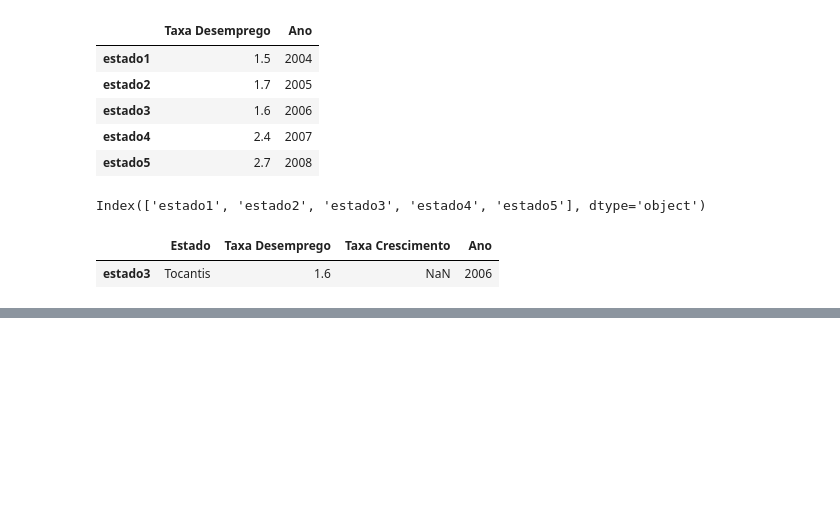
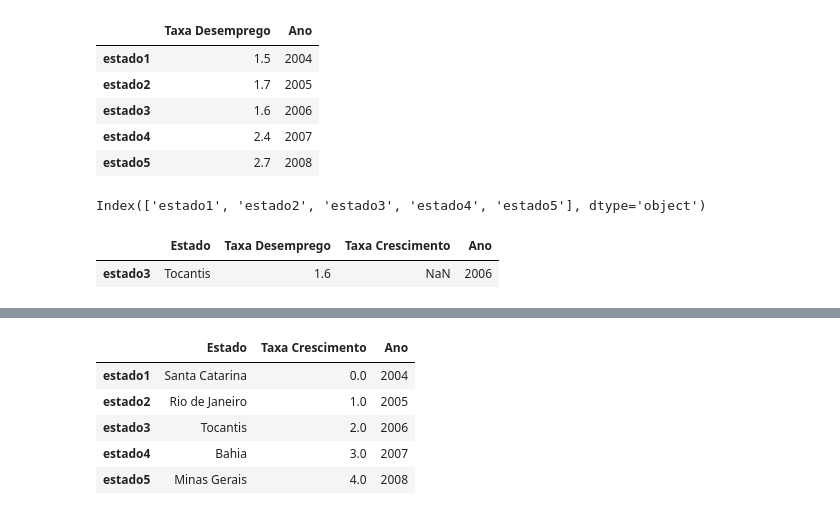
Before and after one commit to GChandrone/PythonDSA, a Jupyter notebook: Cap10/DSA-Python-Cap10-Pandas.ipynb, the cells around one changed output, grey strips where cells are left out. Drawn from its saved outputs; the diff is of its cells as text; code cells hidden in the pictures; blank space fills up the shorter version.

```diff
--- a/Cap10/DSA-Python-Cap10-Pandas.ipynb
+++ b/Cap10/DSA-Python-Cap10-Pandas.ipynb
@@ -224,0 +270,9 @@ df2.describe()
+# %%
+df2[['Estado', 'Taxa Crescimento', 'Ano']]
+# %% [output]
+|  | Estado | Taxa Crescimento | Ano |
+| estado1 | Santa Catarina | 0.0 | 2004 |
+| estado2 | Rio de Janeiro | 1.0 | 2005 |
+| estado3 | Tocantis | 2.0 | 2006 |
+| estado4 | Bahia | 3.0 | 2007 |
+| estado5 | Minas Gerais | 4.0 | 2008 |
```
Also changed, not shown: parts of 30 cells of this notebook.
